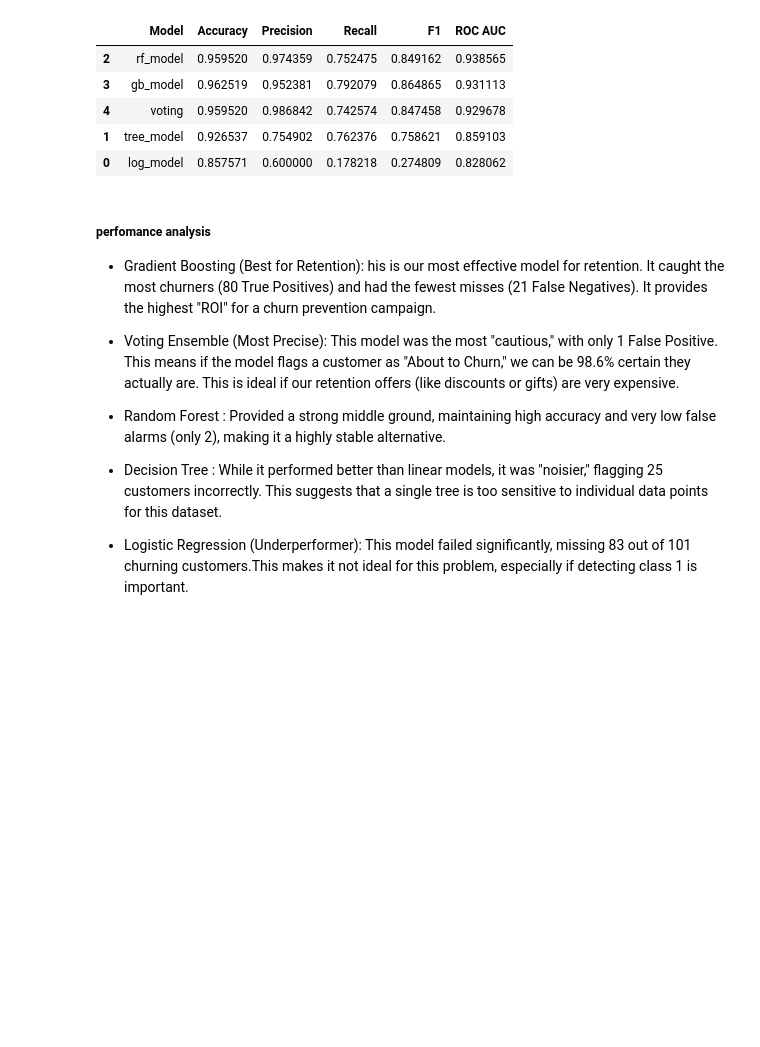
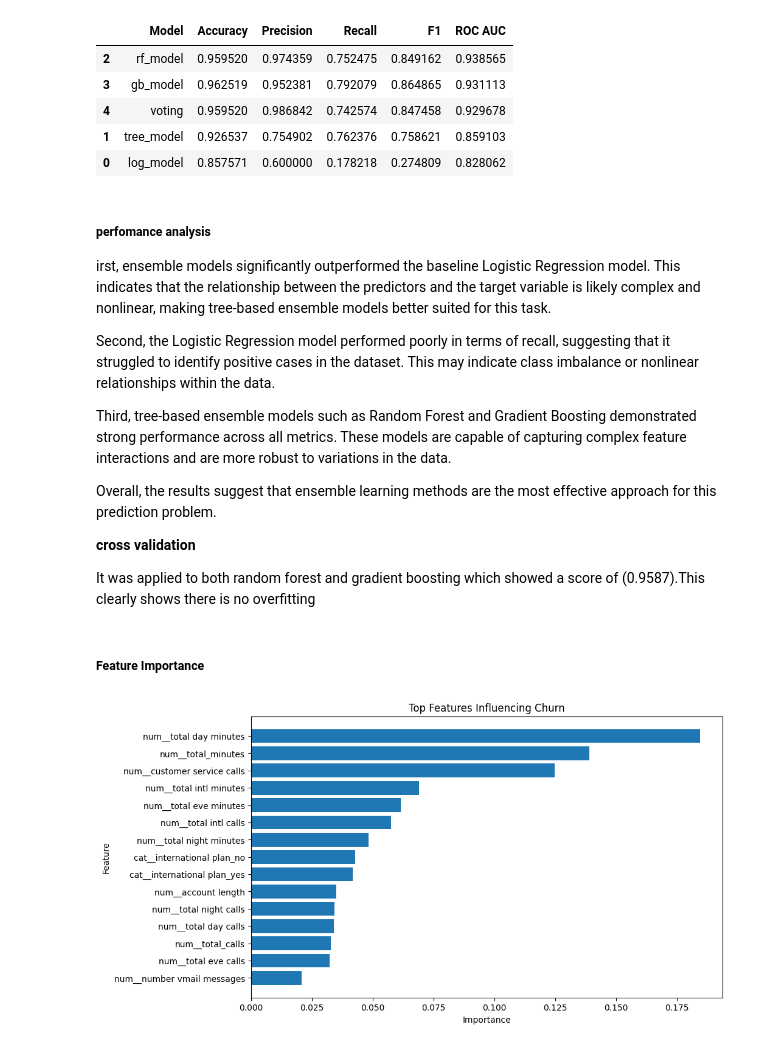
Before and after one commit to chepbree/customer-churn-prediction, a Jupyter notebook: churn.ipynb, the cells around one changed output. Drawn from its saved outputs; the diff is of its cells as text; code cells hidden in the pictures; blank space fills up the shorter version.

```diff
--- a/churn.ipynb
+++ b/churn.ipynb
@@ -392,12 +402,47 @@ comparison_table.sort_values("ROC AUC", ascending=False)
 # %% [markdown]
 ##### perfomance analysis
 
-- Gradient Boosting (Best for Retention): his is our most effective model for retention. It caught the most churners (80 True Positives) and had the fewest misses (21 False Negatives). It provides the highest "ROI" for a churn prevention campaign.
+irst, ensemble models significantly outperformed the baseline Logistic Regression model. This indicates that the relationship between the predictors and the target variable is likely complex and nonlinear, making tree-based ensemble models better suited for this task.
 
-- Voting Ensemble (Most Precise): This model was the most "cautious," with only 1 False Positive. This means if the model flags a customer as "About to Churn," we can be 98.6% certain they actually are. This is ideal if our retention offers (like discounts or gifts) are very expensive.
+Second, the Logistic Regression model performed poorly in terms of recall, suggesting that it struggled to identify positive cases in the dataset. This may indicate class imbalance or nonlinear relationships within the data.
 
-- Random Forest : Provided a strong middle ground, maintaining high accuracy and very low false alarms (only 2), making it a highly stable alternative.
+Third, tree-based ensemble models such as Random Forest and Gradient Boosting demonstrated strong performance across all metrics. These models are capable of capturing complex feature interactions and are more robust to variations in the data.
 
-- Decision Tree : While it performed better than linear models, it was "noisier," flagging 25 customers incorrectly. This suggests that a single tree is too sensitive to individual data points for this dataset.
+Overall, the results suggest that ensemble learning methods are the most effective approach for this prediction problem.
 
-- Logistic Regression (Underperformer): This model failed significantly, missing 83 out of 101 churning customers.This makes it not ideal for this problem, especially if detecting class 1 is important.
+**cross validation**
+
+It was applied to both random forest and gradient boosting which showed a score of (0.9587).This clearly shows there is no overfitting
+# %% [markdown]
+##### Feature Importance
+# %%
+
+
+# get your trained RF pipeline
+rf_pipeline = trained_models["rf_model"]
+
+# extract model + feature names
+rf_model = rf_pipeline.named_steps["model"]
+feature_names = rf_pipeline.named_steps["preprocessing"].get_feature_names_out()
+
+# create dataframe
+feature_importance = pd.DataFrame({
+    "Feature": feature_names,
+    "Importance": rf_model.feature_importances_
+}).sort_values("Importance", ascending=False)
+
+# plot top features
+top_n = 15
+top_features = feature_importance.head(top_n)
+
+plt.figure(figsize=(10,6))
+plt.barh(top_features["Feature"], top_features["Importance"])
+plt.gca().invert_yaxis()
+
+plt.title("Top Features Influencing Churn")
+plt.xlabel("Importance")
+plt.ylabel("Feature")
+
+plt.show()
+# %% [output]
+[figure, added]
```
Also changed, not shown: parts of 4 cells of this notebook, 2 other files.
